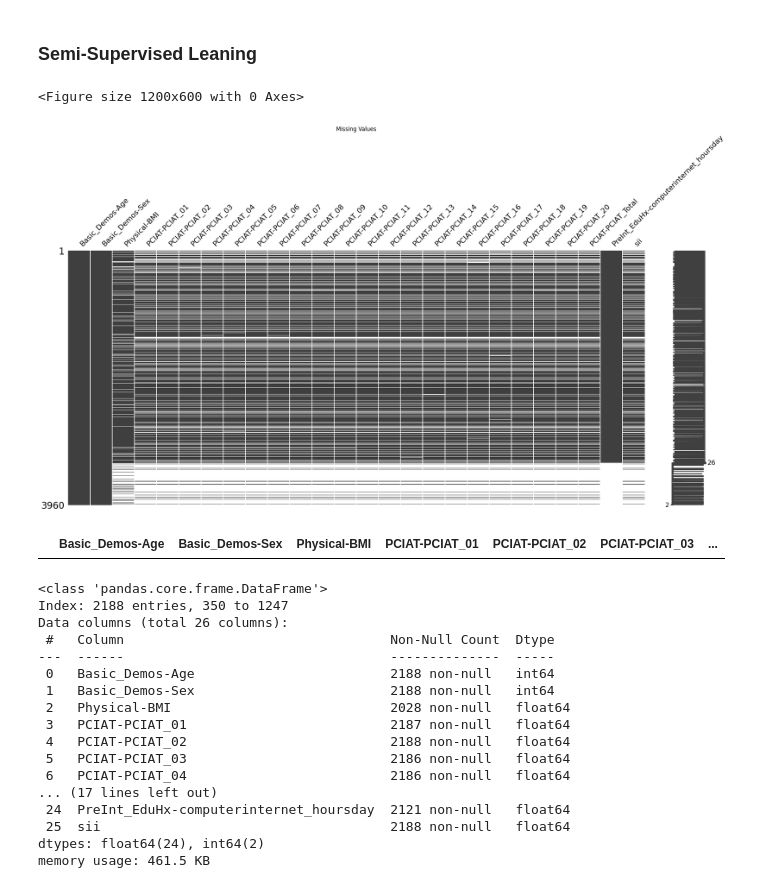
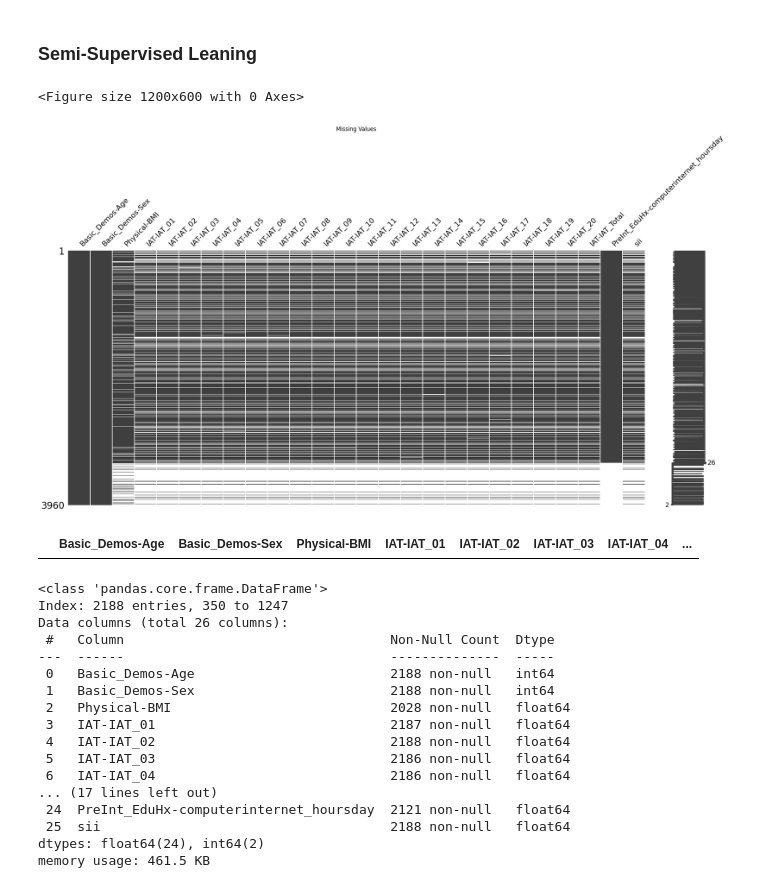
Before and after one commit to MufadhaTiohandra/skripsi, a Jupyter notebook: preprocessing.ipynb, the cells around one changed output. Cells and saved outputs as stored; diff of their text form; code cells hidden in the pictures.

```diff
--- a/preprocessing.ipynb
+++ b/preprocessing.ipynb
@@ -9,6 +9,9 @@ df = pd.read_csv('train.csv')
 # %%
 RANDOM_SEED = 42
 np.random.seed(RANDOM_SEED)
+# %%
+pciat_col = [col for col in df.columns if 'PCIAT' in col]
+df.rename(columns={col: col.replace('PCIAT', 'IAT') for col in pciat_col}, inplace=True)
 # %% [markdown]
 ## **EDA & PREPROCESSING**
 # %%
@@ -447,14 +456,13 @@ df_p = df_p[df_p['sii'].isnull()]
 df_t = df_c.dropna(subset=['sii'])
 # %%
 plt.figure(figsize=(12, 6))
-
-msno.matrix(df_c.sort_values(by=['PreInt_EduHx-computerinternet_hoursday'], ascending=False))
-# msno.matrix(df_p.iloc[:, 14:], ax=axes[1])
-
+msno.matrix(df_c.sort_values(
+    by=['PreInt_EduHx-computerinternet_hoursday'],
+    ascending=False))
 plt.title('Missing Values')
 plt.show()
 # %% [output]
 <Figure size 1200x600 with 0 Axes>
-[figure, old version]
+[figure, new version]
 # %%
 from sklearn.model_selection import train_test_split
@@ -469,7 +474,7 @@ heldout['sii'] = y_test
 # %%
 train_labeled[train_labeled['sii'].isna()]
 # %% [output]
-|  | Basic_Demos-Age | Basic_Demos-Sex | Physical-BMI | PCIAT-PCIAT_01 | PCIAT-PCIAT_02 | PCIAT-PCIAT_03 | ... |
+|  | Basic_Demos-Age | Basic_Demos-Sex | Physical-BMI | IAT-IAT_01 | IAT-IAT_02 | IAT-IAT_03 | IAT-IAT_04 | ... |
 # %%
 train_labeled.info()
 # %% [output]
@@ -481,10 +486,10 @@ Data columns (total 26 columns):
  0   Basic_Demos-Age                         2188 non-null   int64
  1   Basic_Demos-Sex                         2188 non-null   int64
  2   Physical-BMI                            2028 non-null   float64
- 3   PCIAT-PCIAT_01                          2187 non-null   float64
- 4   PCIAT-PCIAT_02                          2188 non-null   float64
- 5   PCIAT-PCIAT_03                          2186 non-null   float64
- 6   PCIAT-PCIAT_04                          2186 non-null   float64
+ 3   IAT-IAT_01                              2187 non-null   float64
+ 4   IAT-IAT_02                              2188 non-null   float64
+ 5   IAT-IAT_03                              2186 non-null   float64
+ 6   IAT-IAT_04                              2186 non-null   float64
 ... (17 lines left out)
  24  PreInt_EduHx-computerinternet_hoursday  2121 non-null   float64
  25  sii                                     2188 non-null   float64
```
Also changed, not shown: parts of 27 cells of this notebook, 11 other files.
